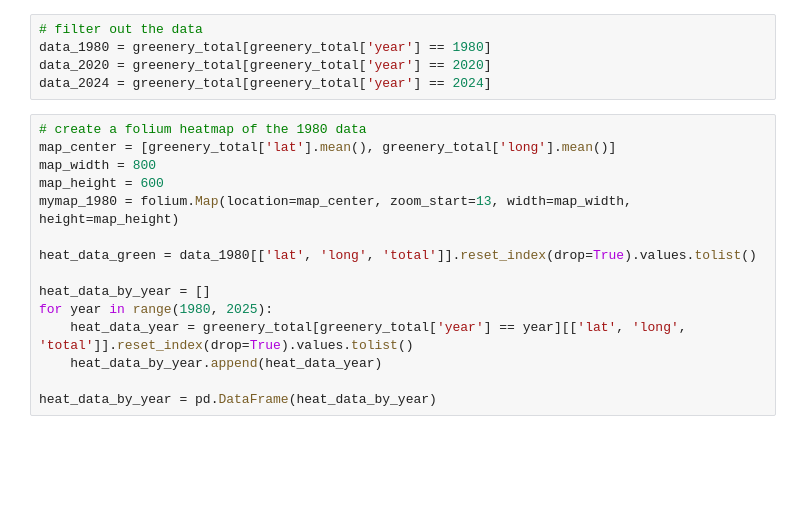
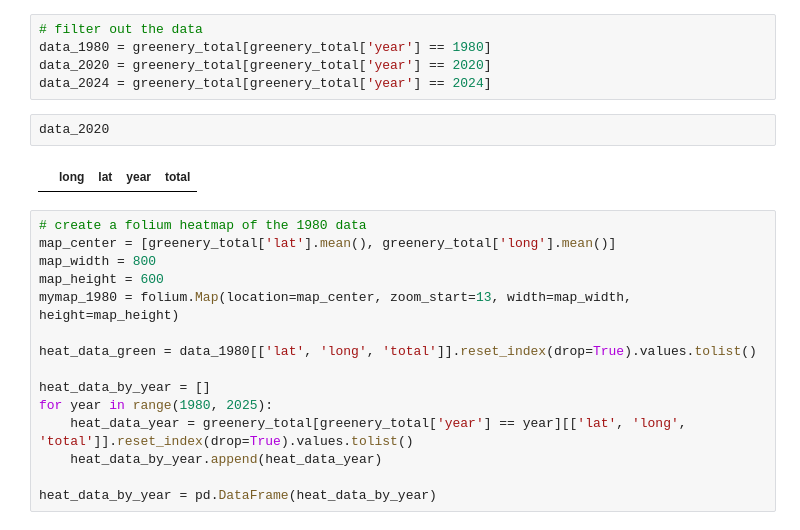
Before and after one commit to hannah-hana-kim/DSAN-Scholarship, a Jupyter notebook: visualization.ipynb, the cells around one changed output. Saved outputs shown, nothing was run; the diff lists cells and outputs as text; blank space fills up the shorter version.

```diff
--- a/visualization.ipynb
+++ b/visualization.ipynb
@@ -230,6 +230,10 @@ greenery_total
 data_1980 = greenery_total[greenery_total['year'] == 1980]
 data_2020 = greenery_total[greenery_total['year'] == 2020]
 data_2024 = greenery_total[greenery_total['year'] == 2024]
+# %%
+data_2020
+# %% [output]
+|  | long | lat | year | total |
 # %%
 # create a folium heatmap of the 1980 data
 map_center = [greenery_total['lat'].mean(), greenery_total['long'].mean()]
```
Also changed, not shown: parts of 2 cells of this notebook, 3 other files.
